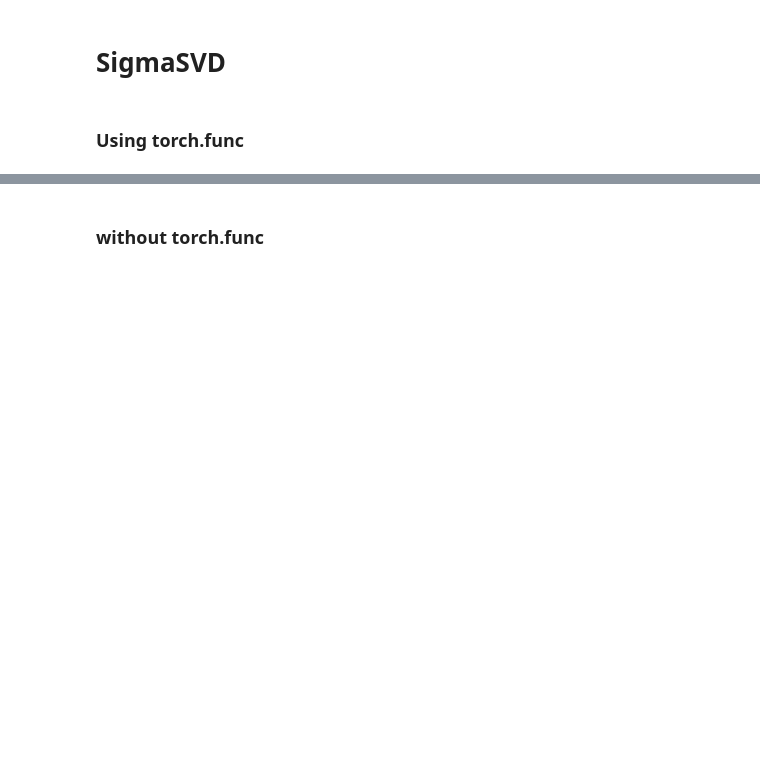
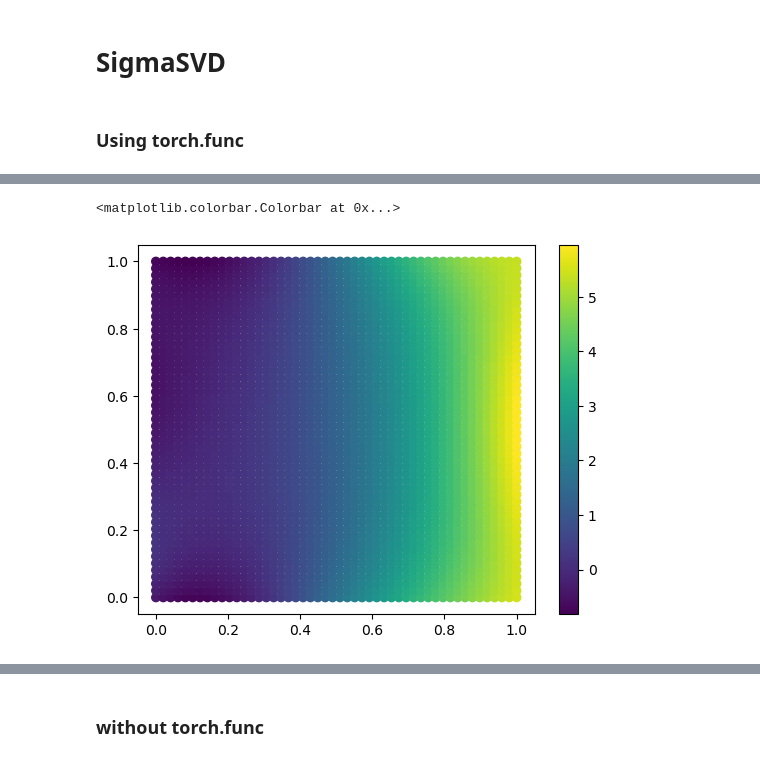
Before and after one commit to rahil1206/PDE-Project, a Jupyter notebook: Experiment.ipynb, the cells around one changed output, grey strips where cells are left out. Drawn from its saved outputs; the diff is of its cells as text; code cells hidden in the pictures; blank space fills up the shorter version.

```diff
--- a/Experiment.ipynb
+++ b/Experiment.ipynb
@@ -780,0 +790,17 @@ RuntimeError: The size of tensor a (233) must match the size of tensor b (97) at
+# %%
+N = 50
+
+xs = np.linspace(0, L, N)
+ys = np.linspace(0, W, N)
+
+XY = np.meshgrid(xs, ys)
+pts_XY = np.concatenate([x.flatten().reshape(-1, 1) for x in XY], axis=1)
+pts = np.concatenate([pts_XY, 0.1*np.ones(len(pts_XY)).reshape(-1, 1)], axis=1)
+# %%
+out = net(torch.tensor(pts, device=device))
+# %%
+plt.scatter(pts_XY[:, 0], pts_XY[:, 1], c=out.detach().cpu().numpy())
+plt.colorbar()
+# %% [output]
+<matplotlib.colorbar.Colorbar at 0x...>
+[figure, added]
```
Also changed, not shown: parts of 14 cells of this notebook.
